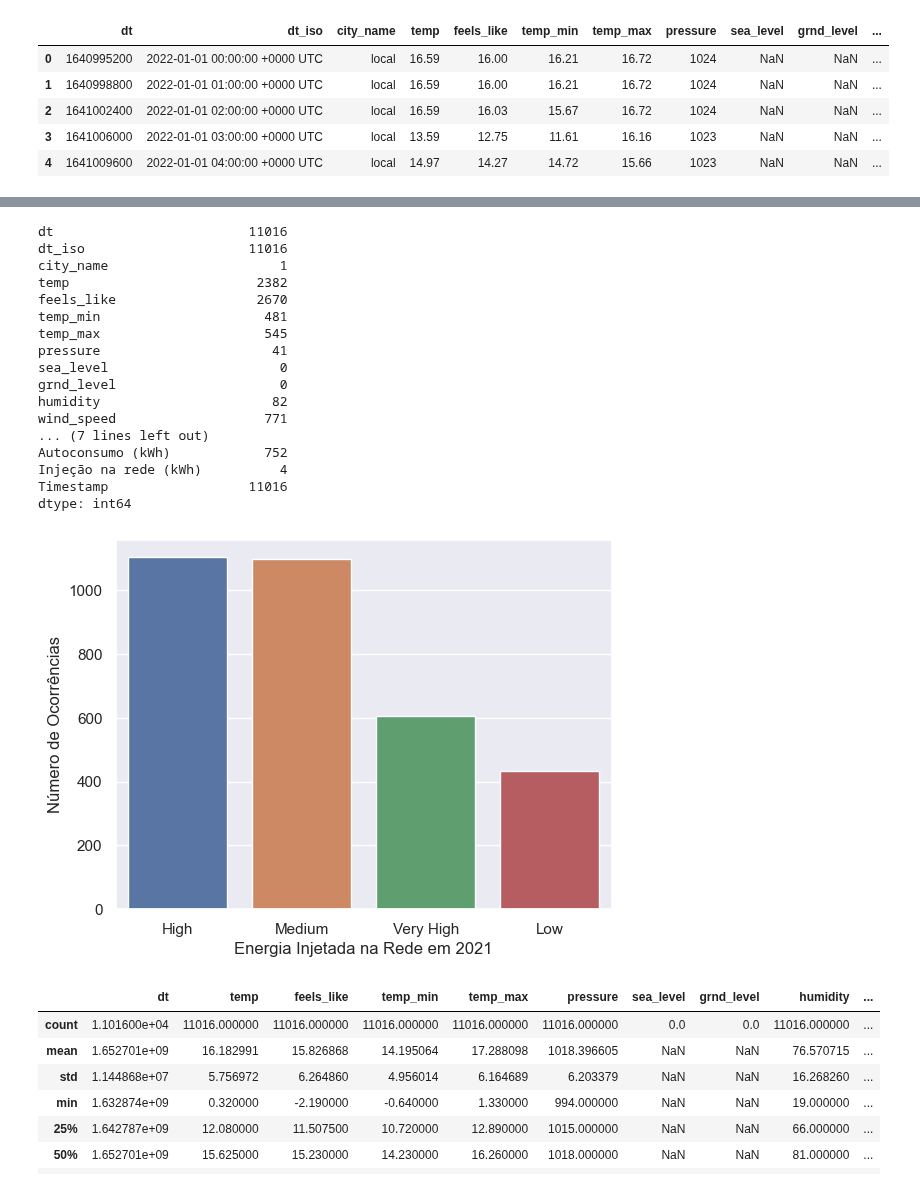
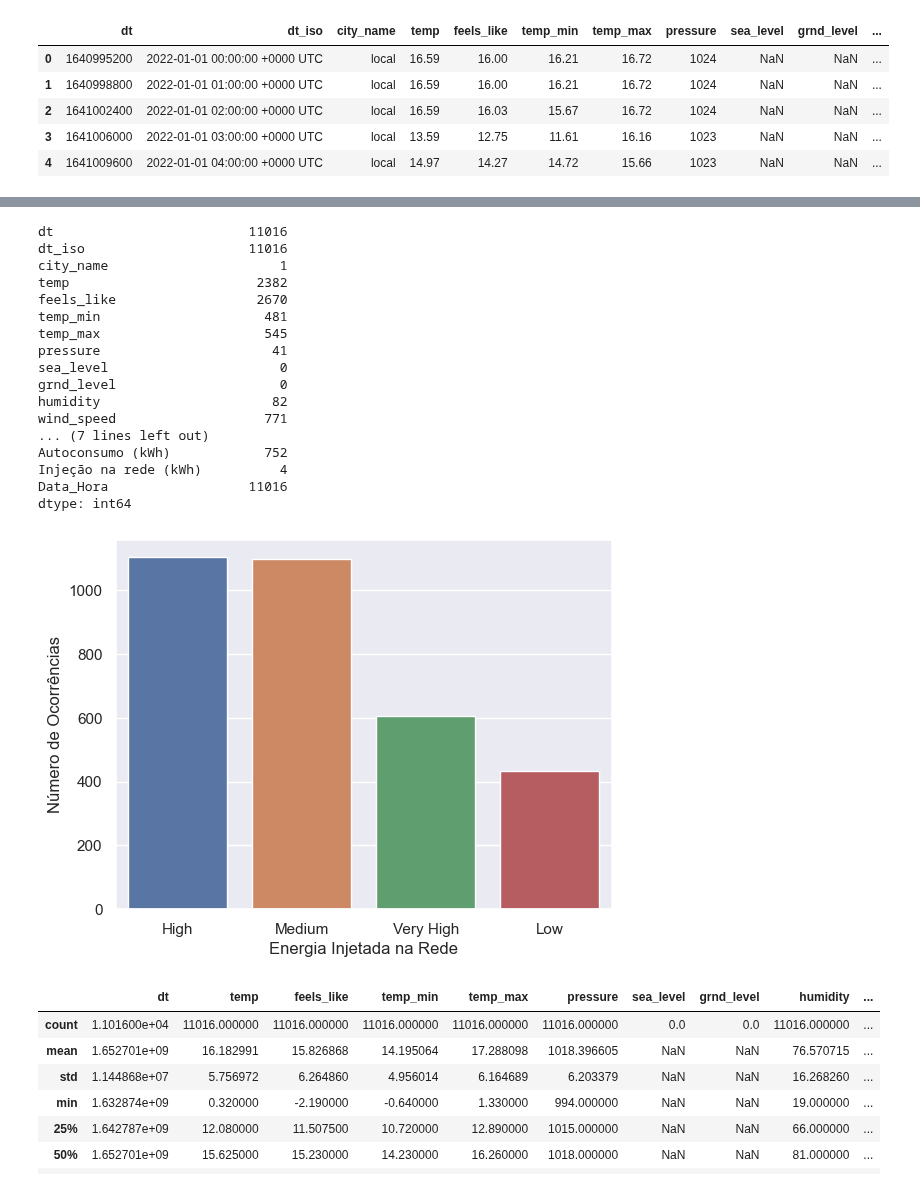
Before and after one commit to rafa2002/DAA-2324, a Jupyter notebook: Energy.ipynb, the cells around one changed output, grey strips where cells are left out. Cells and saved outputs as stored; diff of their text form; code cells hidden in the pictures.

```diff
--- a/Energy.ipynb
+++ b/Energy.ipynb
@@ -154,2 +184,6 @@ meteo.tail()
-# %%
-energia['Timestamp'] = energia['Data'] + ":" + energia['Hora'].astype(str)
+# %%
+'''
+Junção das colunas 'Data' e 'Hora' para criar a coluna 'Data_Hora'
+'''
+energia['Data_Hora'] = energia['Data'] + ":" + energia['Hora'].astype(str)
+energia.head()
@@ -156,2 +197,6 @@ energia['Timestamp'] = energia['Data'] + ":" + energia['Hora'].astype(str)
 # %%
-energia['dt'] = energia['Timestamp'].apply(lambda x: pd.to_datetime(x,format='%Y-%m-%d:%H').timestamp()).astype('int64')
+'''
+Criação da coluna 'dt' com timetamps a partir da coluna 'Data_Hora'
+'''
+energia['dt'] = energia['Data_Hora'].apply(lambda x: pd.to_datetime(x,format='%Y-%m-%d:%H').timestamp()).astype('int64')
+energia.head()
@@ -220,17 +275,11 @@ sns.heatmap(e_m.isnull(),yticklabels=False,cbar=False,cmap='viridis')
 # %%
 '''
-Verificar a quantidade de valores únicos em cada feature de cada dataset
+Verificar a quantidade de valores únicos em cada feature
 '''
 e_m.nunique()
 
-
 #for field in energia_2021:
 #    print(f"{field}: {energia_2021[field].duplicated().sum()}")
-
-#print("\n")
-
-#for field in energia_2022:
-#    print(f"{field}: {energia_2022[field].duplicated().sum()}")
 # %% [output]
 dt                         11016
 dt_iso                     11016
@@ -247,23 +296,22 @@ wind_speed                   771
 ... (7 lines left out)
 Autoconsumo (kWh)            752
 Injeção na rede (kWh)          4
-Timestamp                  11016
+Data_Hora                  11016
 dtype: int64
 # %%
 '''
 Analisar a feature "Injeção na Rede"
 '''
 
-#2021
 e_m_count = e_m["Injeção na rede (kWh)"].value_counts()
 sns.set(style="darkgrid")
 sns.barplot(x=e_m_count.index, y=e_m_count.values)
 plt.title('')
 plt.ylabel('Número de Ocorrências', fontsize=12)
-plt.xlabel('Energia Injetada na Rede em 2021', fontsize=12)
+plt.xlabel('Energia Injetada na Rede', fontsize=12)
 plt.show()
 # %% [output]
-[figure, old version]
+[figure, new version]
 # %%
 e_m.describe()
 # %% [output]
```
Also changed, not shown: parts of 20 cells of this notebook.
